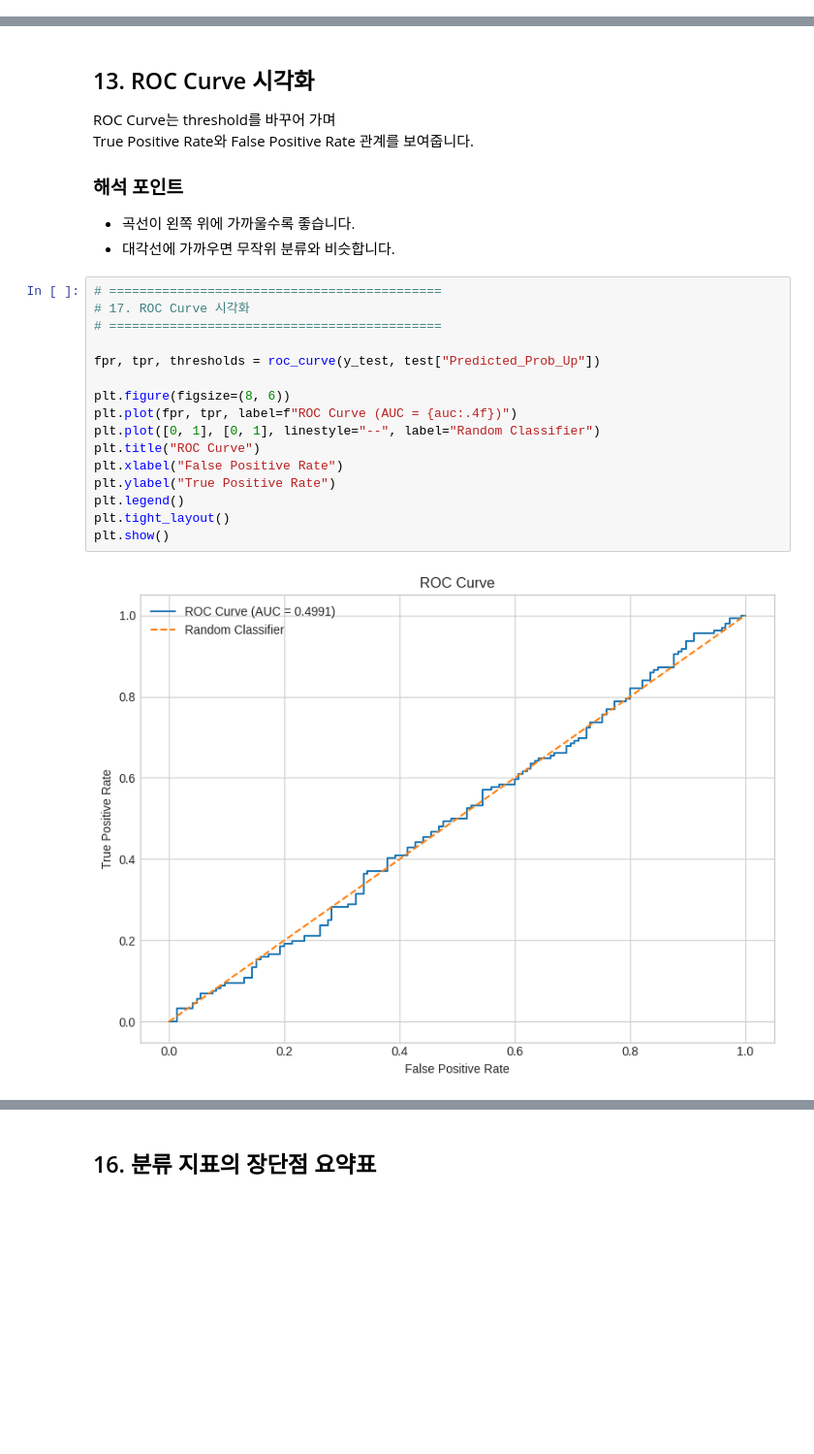
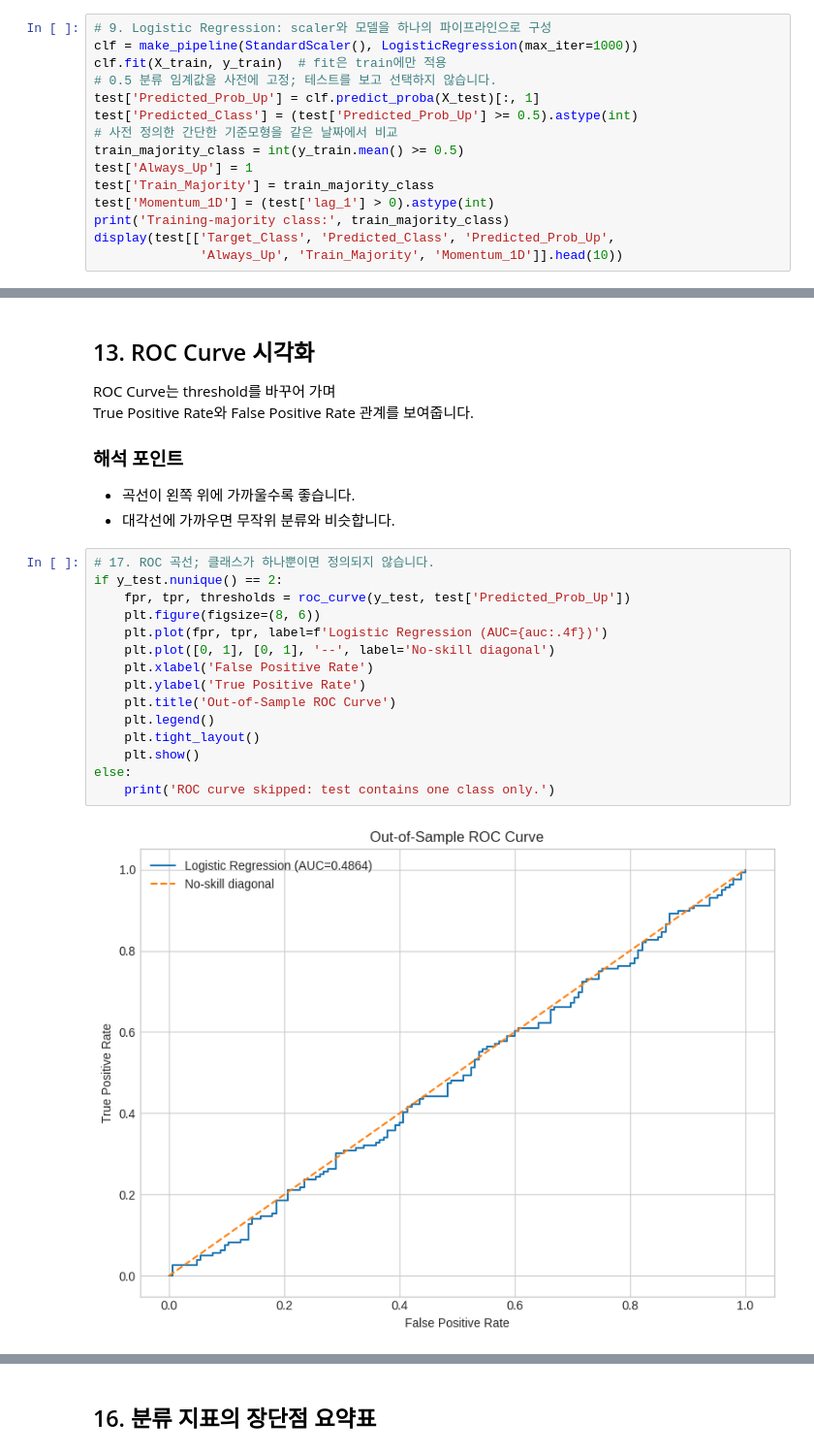
Before and after one commit to nhjung-phd/TimeSeriesAnalysis, a Jupyter notebook: notebooks/42_Classification_Evaluation_Metrics.ipynb, the cells around one changed output, grey strips where cells are left out. Shown at 97% size. Cells and saved outputs as stored; diff of their text form; blank space fills up the shorter version.

```diff
--- a/notebooks/42_Classification_Evaluation_Metrics.ipynb
+++ b/notebooks/42_Classification_Evaluation_Metrics.ipynb
@@ -330,0 +304,15 @@ display(test[["Target_Class", "Predicted_Class", "Predicted_Prob_Up"]].head(10))
+# %%
+# 9. Logistic Regression: scaler와 모델을 하나의 파이프라인으로 구성
+clf = make_pipeline(StandardScaler(), LogisticRegression(max_iter=1000))
+clf.fit(X_train, y_train)  # fit은 train에만 적용
+# 0.5 분류 임계값을 사전에 고정; 테스트를 보고 선택하지 않습니다.
+test['Predicted_Prob_Up'] = clf.predict_proba(X_test)[:, 1]
+test['Predicted_Class'] = (test['Predicted_Prob_Up'] >= 0.5).astype(int)
+# 사전 정의한 간단한 기준모형을 같은 날짜에서 비교
+train_majority_class = int(y_train.mean() >= 0.5)
+test['Always_Up'] = 1
+test['Train_Majority'] = train_majority_class
+test['Momentum_1D'] = (test['lag_1'] > 0).astype(int)
+print('Training-majority class:', train_majority_class)
+display(test[['Target_Class', 'Predicted_Class', 'Predicted_Prob_Up',
+              'Always_Up', 'Train_Majority', 'Momentum_1D']].head(10))
@@ -497,20 +502,19 @@ True Positive Rate와 False Positive Rate 관계를 보여줍니다.
 - 곡선이 왼쪽 위에 가까울수록 좋습니다.
 - 대각선에 가까우면 무작위 분류와 비슷합니다.
 # %%
-# ============================================
-# 17. ROC Curve 시각화
-# ============================================
-
-fpr, tpr, thresholds = roc_curve(y_test, test["Predicted_Prob_Up"])
-
-plt.figure(figsize=(8, 6))
-plt.plot(fpr, tpr, label=f"ROC Curve (AUC = {auc:.4f})")
-plt.plot([0, 1], [0, 1], linestyle="--", label="Random Classifier")
-plt.title("ROC Curve")
-plt.xlabel("False Positive Rate")
-plt.ylabel("True Positive Rate")
-plt.legend()
-plt.tight_layout()
-plt.show()
+# 17. ROC 곡선; 클래스가 하나뿐이면 정의되지 않습니다.
+if y_test.nunique() == 2:
+    fpr, tpr, thresholds = roc_curve(y_test, test['Predicted_Prob_Up'])
+    plt.figure(figsize=(8, 6))
+    plt.plot(fpr, tpr, label=f'Logistic Regression (AUC={auc:.4f})')
+    plt.plot([0, 1], [0, 1], '--', label='No-skill diagonal')
+    plt.xlabel('False Positive Rate')
+    plt.ylabel('True Positive Rate')
+    plt.title('Out-of-Sample ROC Curve')
+    plt.legend()
+    plt.tight_layout()
+    plt.show()
+else:
+    print('ROC curve skipped: test contains one class only.')
 # %% [output]
-[figure, old version]
+[figure, new version]
```
Also changed, not shown: parts of 36 cells of this notebook.
